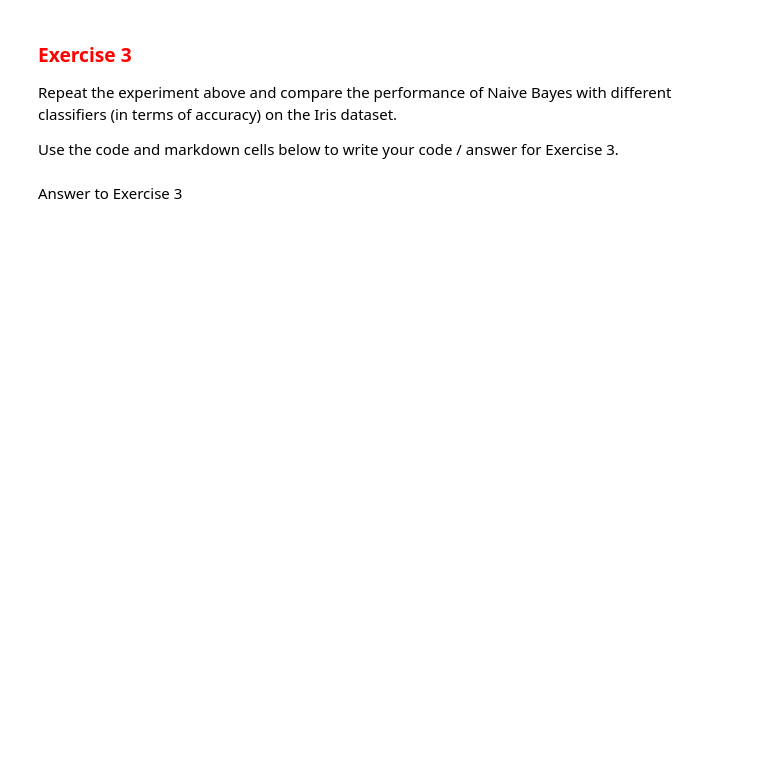
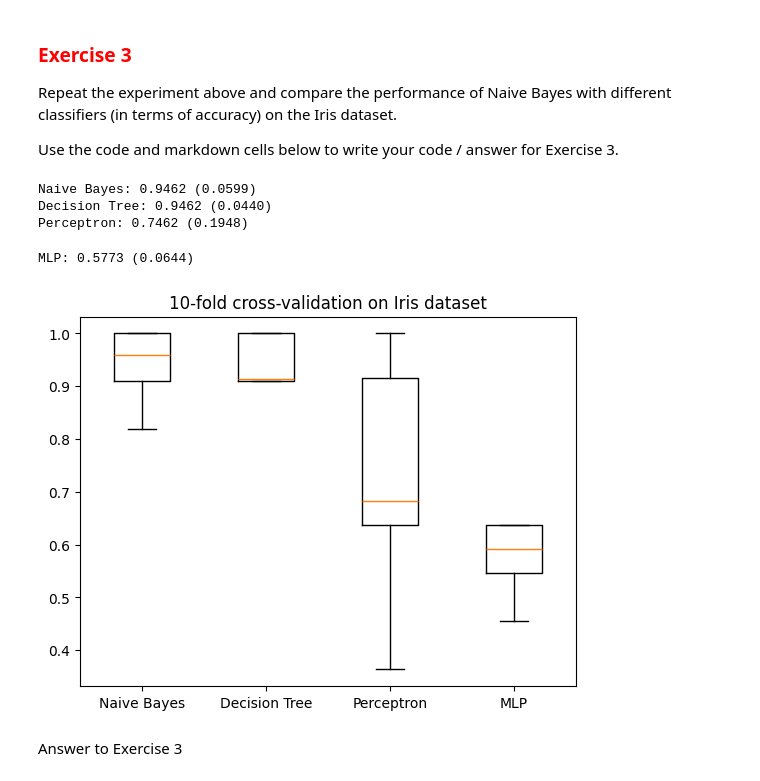
Before and after one commit to bmborne/Machine_Learning_Data_Mining, a Jupyter notebook: Week 04/MACHINE LEARNING AND DATA MINING (COMM055) - SEMR2 20245 - 2282025 - 1006 AM/MLDM_Week4_Lab_Exercises - Copy (1).ipynb, the cells around one changed output. Cells and saved outputs as stored; diff of their text form; code cells hidden in the pictures; blank space fills up the shorter version.

```diff
--- a/Week 04/MACHINE LEARNING AND DATA MINING (COMM055) - SEMR2 20245 - 2282025 - 1006 AM/MLDM_Week4_Lab_Exercises - Copy (1).ipynb
+++ b/Week 04/MACHINE LEARNING AND DATA MINING (COMM055) - SEMR2 20245 - 2282025 - 1006 AM/MLDM_Week4_Lab_Exercises - Copy (1).ipynb
@@ -105,2 +213,56 @@ Answer to Exercise 2
+# %%
+# Answer to Exercise 3
+import pandas as pd
+import matplotlib.pyplot as plt
+from sklearn.model_selection import train_test_split, cross_val_score, StratifiedKFold
+from sklearn.naive_bayes import GaussianNB
+from sklearn.tree import DecisionTreeClassifier
+from sklearn.linear_model import Perceptron
+from sklearn.neural_network import MLPClassifier
+from sklearn.preprocessing import LabelEncoder
+
+# Load the Iris dataset
+iris_dataset = pd.read_csv('iris.csv')
+
+# Separate features and target variable
+X = iris_dataset.iloc[:, :-1]
+y = iris_dataset.iloc[:, -1]
+
+# Encode class labels
+class_le = LabelEncoder()
+y = class_le.fit_transform(y)
+
+# Split dataset into training and validation sets
+X_train, X_validation, Y_train, Y_validation = train_test_split(X, y, test_size=0.25, random_state=0, stratify=y)
+
+# Define classifiers
+models = [
+    ('Naive Bayes', GaussianNB()),
+    ('Decision Tree', DecisionTreeClassifier()),
+    ('Perceptron', Perceptron(eta0=0.1, random_state=0, max_iter=100)),
+    ('MLP', MLPClassifier(random_state=0, activation='logistic', hidden_layer_sizes=(10,), max_iter=100))
+]
+
+# Evaluate each model using 10-fold cross-validation
+results = []
+names = []
+
+for name, model in models:
+    kfold = StratifiedKFold(n_splits=10, shuffle=True, random_state=1)
+    cv_results = cross_val_score(model, X_train, Y_train, cv=kfold, scoring='accuracy')
+    results.append(cv_results)
+    names.append(name)
+    print(f"{name}: {cv_results.mean():.4f} ({cv_results.std():.4f})")
+
+# Compare algorithms using a boxplot
+plt.boxplot(results, labels=names)
+plt.title('10-fold cross-validation on Iris dataset')
+plt.show()
+# %% [output]
+Naive Bayes: 0.9462 (0.0599)
+Decision Tree: 0.9462 (0.0440)
+Perceptron: 0.7462 (0.1948)
+MLP: 0.5773 (0.0644)
+[figure, added]
 # %% [markdown]
 Answer to Exercise 3
```
Also changed, not shown: parts of 14 cells of this notebook.
